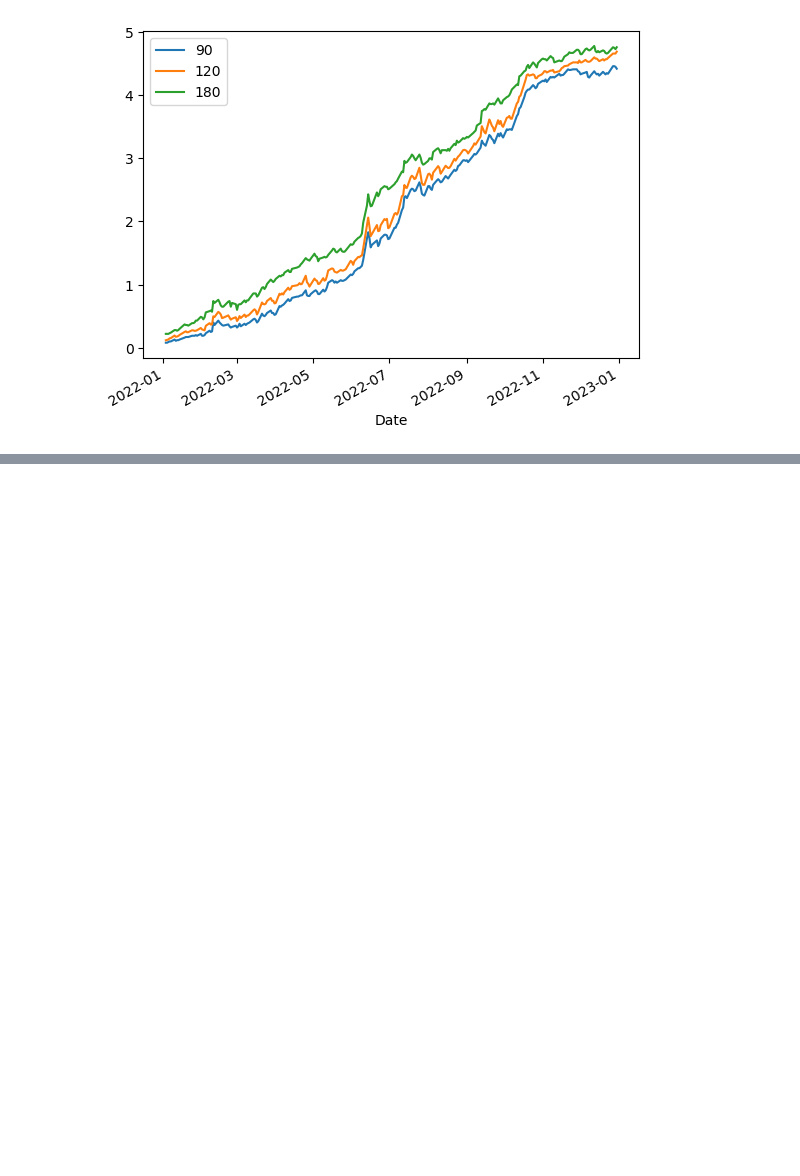
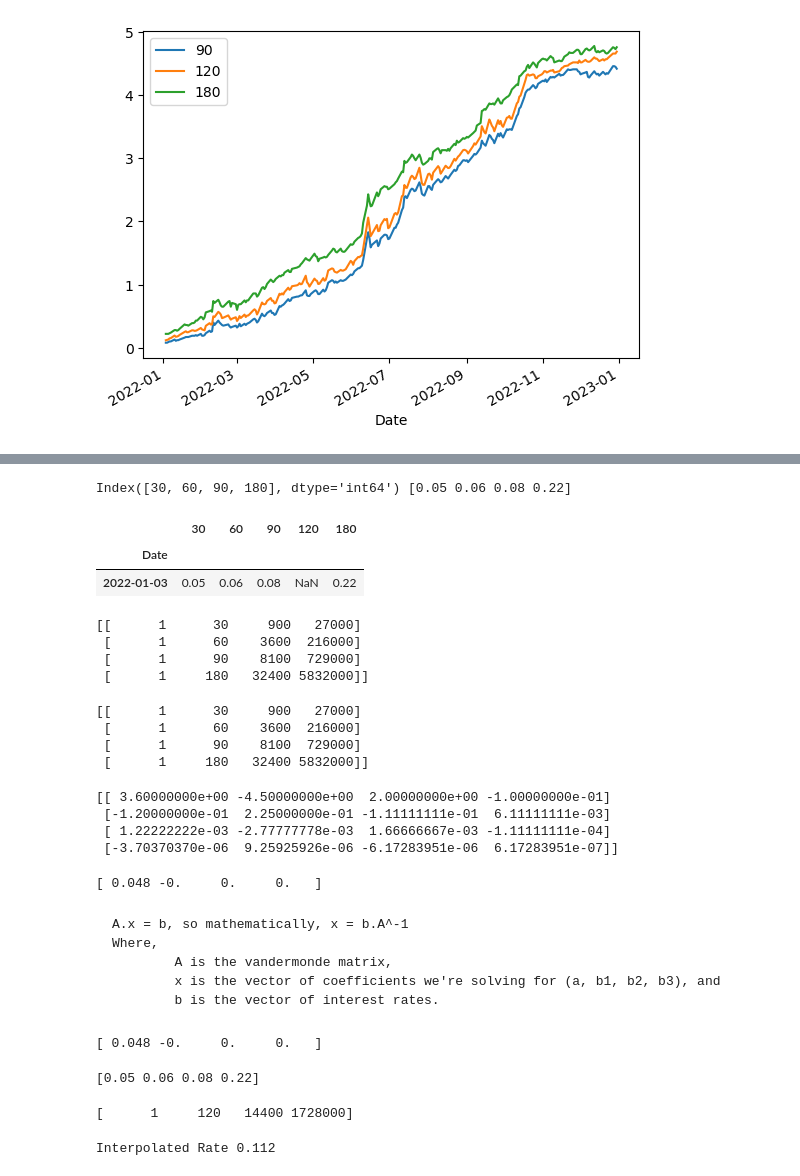
Before and after one commit to dinesh494/Market_Risk, a Jupyter notebook: Yield Curve Construction – Interpolation Methods.ipynb, the cells around one changed output, grey strips where cells are left out. Cells and saved outputs as stored; diff of their text form; code cells hidden in the pictures; blank space fills up the shorter version.

```diff
--- a/Yield Curve Construction – Interpolation Methods.ipynb
+++ b/Yield Curve Construction – Interpolation Methods.ipynb
@@ -282,0 +308,66 @@ USTreasuryData_.interpolate(method='polynomial', axis='columns', limit=3, limit_
+# %%
+USTreasuryCurve_f = USTreasuryCurve_.iloc[:,0:5]
+tenors = USTreasuryCurve_f.dropna(axis="columns").columns
+intrestRates = USTreasuryCurve_f.dropna(axis="columns").values[0]
+print(tenors,intrestRates)
+# %% [output]
+Index([30, 60, 90, 180], dtype='int64') [0.05 0.06 0.08 0.22]
+# %%
+USTreasuryCurve_f
+# %% [output]
+|  | 30 | 60 | 90 | 120 | 180 |
+| Date |  |  |  |  |  |
+| 2022-01-03 | 0.05 | 0.06 | 0.08 | NaN | 0.22 |
+# %%
+vanderMatrix = np.array([[x**i for i in range(len(tenors))] for x in tenors])
+print(vanderMatrix)
+# %% [output]
+[[      1      30     900   27000]
+ [      1      60    3600  216000]
+ [      1      90    8100  729000]
+ [      1     180   32400 5832000]]
+# %%
+vanderMatrix = np.vander(x = tenors, increasing=True, N=4)
+print(vanderMatrix)
+# %% [output]
+[[      1      30     900   27000]
+ [      1      60    3600  216000]
+ [      1      90    8100  729000]
+ [      1     180   32400 5832000]]
+# %%
+print(np.linalg.inv(vanderMatrix))
+# %% [output]
+[[ 3.60000000e+00 -4.50000000e+00  2.00000000e+00 -1.00000000e-01]
+ [-1.20000000e-01  2.25000000e-01 -1.11111111e-01  6.11111111e-03]
+ [ 1.22222222e-03 -2.77777778e-03  1.66666667e-03 -1.11111111e-04]
+ [-3.70370370e-06  9.25925926e-06 -6.17283951e-06  6.17283951e-07]]
+# %%
+cofficents = np.linalg.inv(vanderMatrix).dot(intrestRates)
+print(cofficents.round(4))
+# %% [output]
+[ 0.048 -0.     0.     0.   ]
+# %% [markdown]
+    A.x = b, so mathematically, x = b.A^-1
+    Where,
+            A is the vandermonde matrix,
+            x is the vector of coefficients we're solving for (a, b1, b2, b3), and
+            b is the vector of interest rates.
+# %%
+cofficents = np.linalg.solve(vanderMatrix,intrestRates)
+print(cofficents.round(4))
+# %% [output]
+[ 0.048 -0.     0.     0.   ]
+# %%
+print(vanderMatrix.dot(cofficents))
+# %% [output]
+[0.05 0.06 0.08 0.22]
+# %%
+tenorInter = np.vander([120],increasing=True, N=4)[0]
+print(tenorInter)
+# %% [output]
+[      1     120   14400 1728000]
+# %%
+interpolatedRate = np.dot(tenorInter,cofficents)
+print('Interpolated Rate',interpolatedRate)
+# %% [output]
+Interpolated Rate 0.112
```
Also changed, not shown: parts of 7 cells of this notebook.
